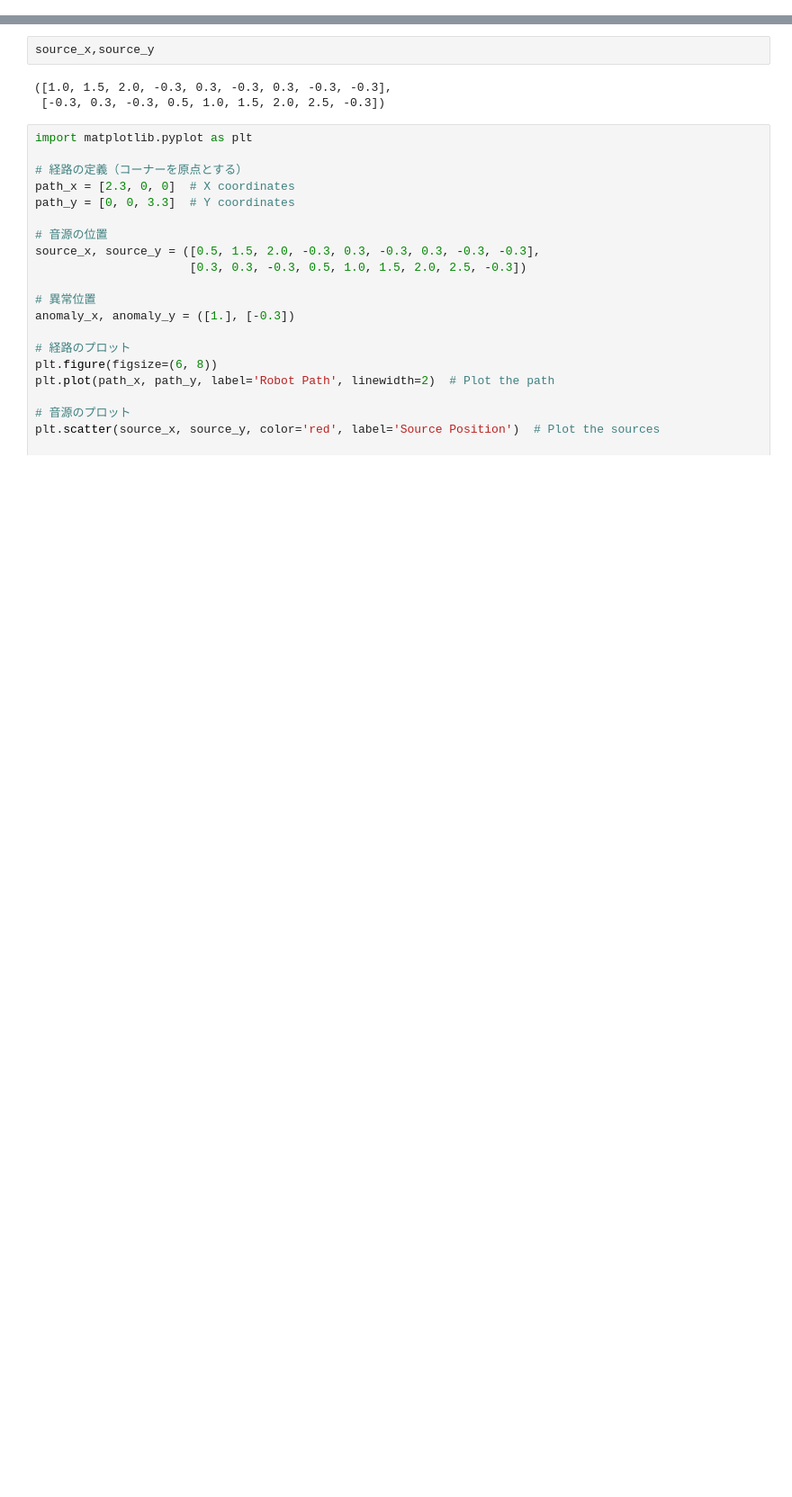
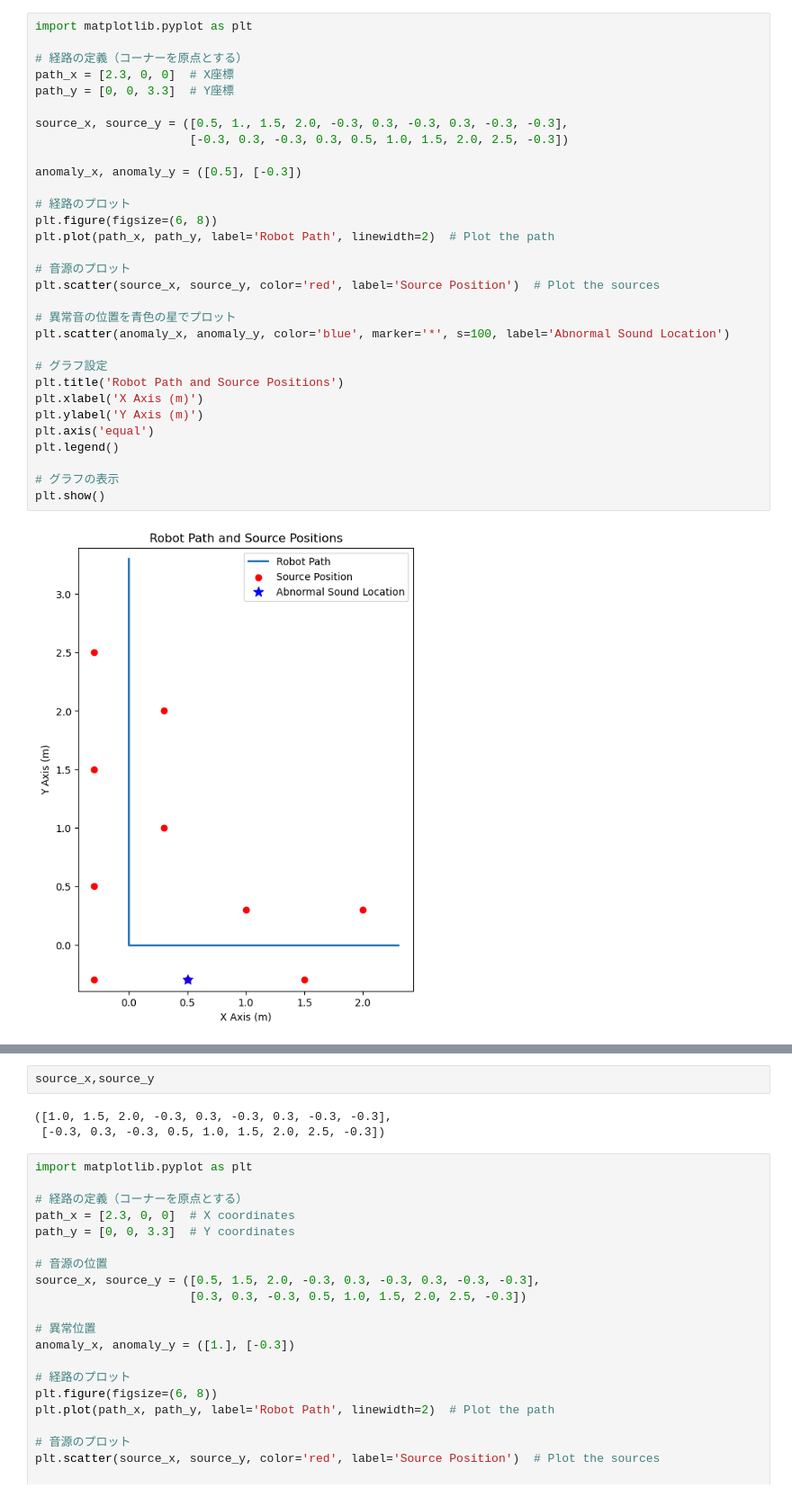
Before and after one commit to kentarooow/coordinate_sound, a Jupyter notebook: code/path.ipynb, the cells around one changed output, grey strips where cells are left out. Shown: that part at 90% size. Cells and saved outputs as stored; diff of their text form; blank space fills up the shorter version.

Commit message:
path

```diff
--- a/code/path.ipynb
+++ b/code/path.ipynb
@@ -1,3 +1,36 @@
+# %%
+import matplotlib.pyplot as plt
+
+# 経路の定義（コーナーを原点とする）
+path_x = [2.3, 0, 0]  # X座標
+path_y = [0, 0, 3.3]  # Y座標
+
+source_x, source_y = ([0.5, 1., 1.5, 2.0, -0.3, 0.3, -0.3, 0.3, -0.3, -0.3],
+                      [-0.3, 0.3, -0.3, 0.3, 0.5, 1.0, 1.5, 2.0, 2.5, -0.3])
+
+anomaly_x, anomaly_y = ([0.5], [-0.3])
+
+# 経路のプロット
+plt.figure(figsize=(6, 8))
+plt.plot(path_x, path_y, label='Robot Path', linewidth=2)  # Plot the path
+
+# 音源のプロット
+plt.scatter(source_x, source_y, color='red', label='Source Position')  # Plot the sources
+
+# 異常音の位置を青色の星でプロット
+plt.scatter(anomaly_x, anomaly_y, color='blue', marker='*', s=100, label='Abnormal Sound Location')
+
+# グラフ設定
+plt.title('Robot Path and Source Positions')
+plt.xlabel('X Axis (m)')
+plt.ylabel('Y Axis (m)')
+plt.axis('equal')
+plt.legend()
+
+# グラフの表示
+plt.show()
+# %% [output]
+[figure, added]
 # %%
 import matplotlib.pyplot as plt
 
```
Also changed, not shown: parts of 1 cell of this notebook.
